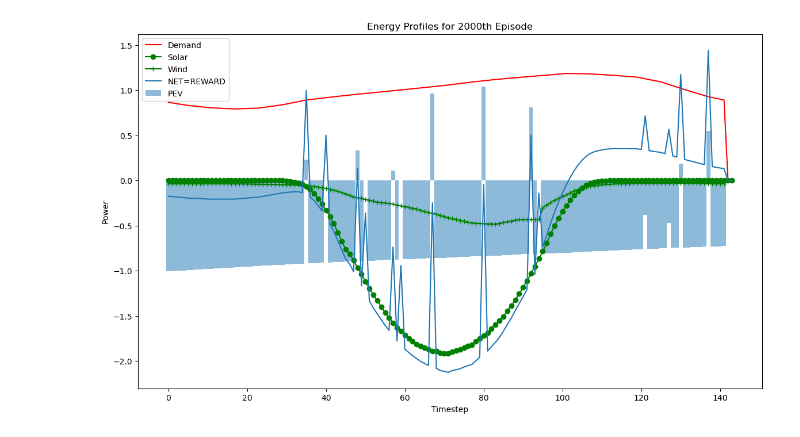
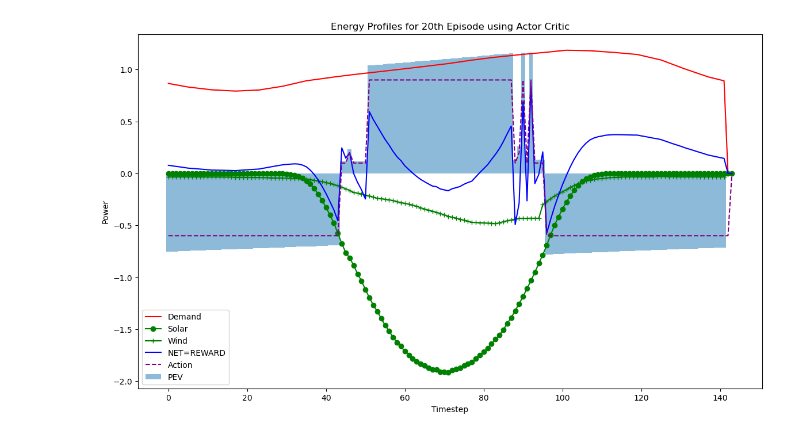
Before and after one commit to carlacupcake/CE291-V2G, a Jupyter notebook: RL_test_ENT_MAX.ipynb, the cells around one changed output. Cells and saved outputs as stored; diff of their text form; code cells hidden in the pictures.

```diff
--- a/RL_test_ENT_MAX.ipynb
+++ b/RL_test_ENT_MAX.ipynb
@@ -75,7 +84,7 @@ from env_rnn import GridEnvironment
 import time
 timestep_length=(10/60) #in hours
 N=800
-sequence_length=12 #In timesteps aka minutes
+sequence_length=1 #In timesteps aka minutes
 state_deque = deque(maxlen=sequence_length)
 day_index=0
 
@@ -84,9 +93,10 @@ agent = AGENT_CRITIC(state_size=3, action_size=21, sequence_length=sequence_leng
 
 episode_durations = []
 
-for episode in range(10):  # Loop over 3 episodes of same "average" day
+for episode in range(100):  # Loop over 3 episodes of same "average" day
     # Initialize environment for the current day
     start_time = time.time()
+    #env = GridEnvironment(N, demand_10min, solar_10min, wind_10min, day_index, timestep_length)
     env = GridEnvironment(N, average_demand_10min, average_solar_10min, average_wind_10min, day_index, timestep_length)
 
     total_reward = 0
@@ -96,10 +106,15 @@ for episode in range(10):  # Loop over 3 episodes of same "average" day
     solar_profile = np.zeros(T)
     wind_profile = np.zeros(T)
     PEV_profile = np.zeros(T)
+    action_profile=np.zeros(T)
 
     for timestep in range(1, T + 1):
         current_demand, current_solar, current_wind, current_SoC = env.get_state()
-        current_state=np.concatenate([np.array([current_demand, current_solar, current_wind])])
+        current_SoC = np.array(current_SoC)
+        time_array=np.array([timestep])
+        #current_state = np.concatenate([np.array([current_demand, current_solar, current_wind]), current_SoC, time_array])
+        current_state = np.concatenate([np.array([current_demand, current_solar, current_wind])])
+
 
         state_deque.append(current_state)
         state_history = np.array(state_deque)
@@ -114,7 +129,11 @@ for episode in range(10):  # Loop over 3 episodes of same "average" day
         solar_profile[timestep - 1] = next_solar
         wind_profile[timestep - 1] = next_wind
         PEV_profile[timestep - 1] = np.sum(next_P_EV)
+        action_profile[timestep-1]=env.decode_action(action)
 
+        next_SoC = np.array(next_SoC)
+        time_array_next=np.array([timestep+1])
+        #next_state = np.concatenate([np.array([next_demand, next_solar, next_wind]), next_SoC, time_array_next])
         next_state = np.concatenate([np.array([next_demand, next_solar, next_wind])])
 
         agent.learn(state_history, action, reward, next_state, done)
@@ -122,9 +141,10 @@ for episode in range(10):  # Loop over 3 episodes of same "average" day
 
         if done:
             break
-
+    #agent.epsilon=max(.01, agent.epsilon * agent.epsilon_decay)
     print(f"Total reward for episode {episode}: {total_reward}")
     episode_durations.append(time.time() - start_time)
+    #day_index +=1
 
 print("Individual episode durations:", episode_durations)
 # %% [output]
@@ -147,22 +155,24 @@ Individual episode durations: [19.4820499420166, 19.36401915550232, 18.243937969
 # %%
 plt.figure(figsize=(14, 8))
 plt.plot(demand_profile, label='Demand', color="red")
-plt.plot(-1*solar_profile, label='Solar', color='green', marker='o')
-plt.plot(-1*wind_profile, label='Wind', color='green', marker='+')
+plt.plot(-1 * solar_profile, label='Solar', color='green', marker='o')
+plt.plot(-1 * wind_profile, label='Wind', color='green', marker='+')
 
-plt.plot(demand_profile+PEV_profile -solar_profile- wind_profile, label='NET=REWARD')
+# Calculate the net effect and plot
+net_effect = demand_profile + PEV_profile - solar_profile - wind_profile
+plt.plot(net_effect, label='NET=REWARD', color='blue')
 
 # Plot the PEV_profile as a bar graph
 timesteps = np.arange(len(PEV_profile))
 plt.bar(timesteps, PEV_profile, width=1.0, label='PEV', alpha=0.5)
 
-
+# Plot the action profile
+plt.plot(timesteps, action_profile, label='Action', color='purple', linestyle='--')
 
 plt.legend()
-plt.title('Energy Profiles for 2000th Episode')
+plt.title('Energy Profiles for 20th Episode using Actor Critic')
 plt.xlabel('Timestep')
 plt.ylabel('Power')
-#plt.savefig('2000_RNN_perc_action.png')
 plt.show()
 # %% [output]
-[figure, old version]
+[figure, new version]
```
Also changed, not shown: parts of 3 cells of this notebook, 4 other files.
